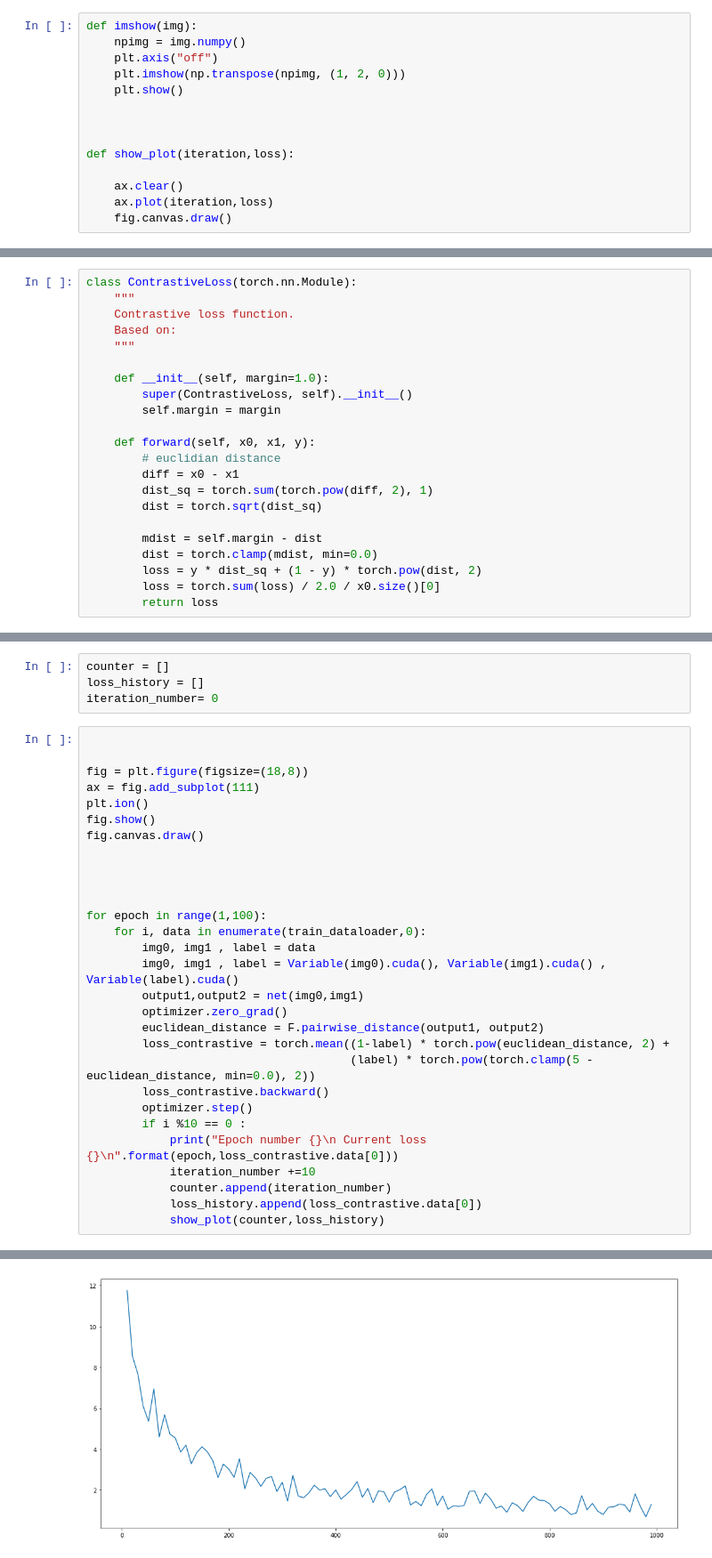
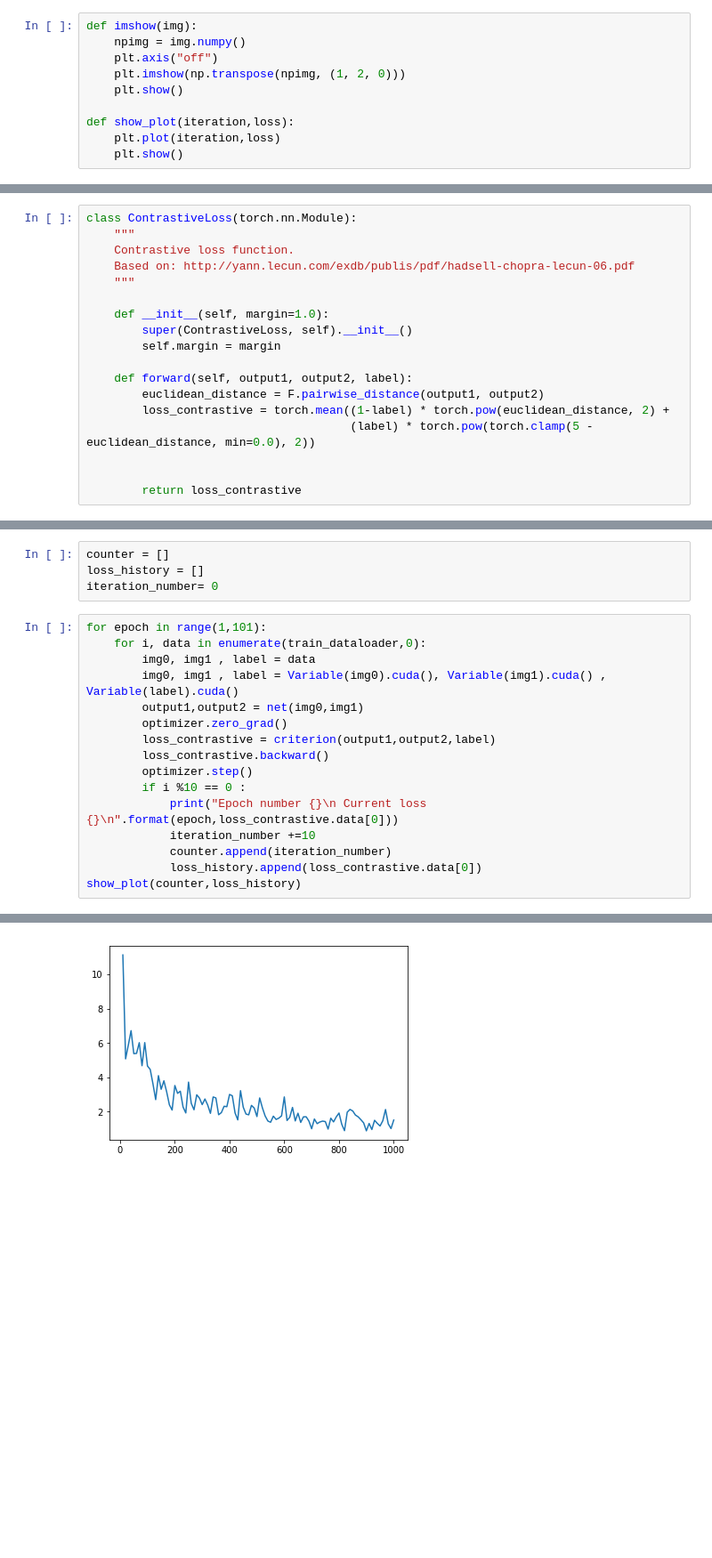
Before and after one commit to harveyslash/Facial-Similarity-with-Siamese-Networks-in-Pytorch, a Jupyter notebook: Siamese-networks-medium.ipynb, the cells around one changed output, grey strips where cells are left out. Shown at 89% size. Cells and saved outputs as stored; diff of their text form; blank space fills up the shorter version.

```diff
--- a/Siamese-networks-medium.ipynb
+++ b/Siamese-networks-medium.ipynb
@@ -33,12 +33,8 @@ def imshow(img):
     plt.imshow(np.transpose(npimg, (1, 2, 0)))
     plt.show()
 
-
-
 def show_plot(iteration,loss):
-
-    ax.clear()
-    ax.plot(iteration,loss)
-    fig.canvas.draw()
+    plt.plot(iteration,loss)
+    plt.show()
 # %% [markdown]
 ## Custom Dataset Class
@@ -197,24 +164,20 @@ class SiameseNetwork(nn.Module):
 class ContrastiveLoss(torch.nn.Module):
     """
     Contrastive loss function.
-    Based on:
+    Based on: http://yann.lecun.com/exdb/publis/pdf/hadsell-chopra-lecun-06.pdf
     """
 
     def __init__(self, margin=1.0):
         super(ContrastiveLoss, self).__init__()
         self.margin = margin
 
-    def forward(self, x0, x1, y):
-        # euclidian distance
-        diff = x0 - x1
-        dist_sq = torch.sum(torch.pow(diff, 2), 1)
-        dist = torch.sqrt(dist_sq)
+    def forward(self, output1, output2, label):
+        euclidean_distance = F.pairwise_distance(output1, output2)
+        loss_contrastive = torch.mean((1-label) * torch.pow(euclidean_distance, 2) +
+                                      (label) * torch.pow(torch.clamp(5 - euclidean_distance, min=0.0), 2))
 
-        mdist = self.margin - dist
-        dist = torch.clamp(mdist, min=0.0)
-        loss = y * dist_sq + (1 - y) * torch.pow(dist, 2)
-        loss = torch.sum(loss) / 2.0 / x0.size()[0]
-        return loss
+
+        return loss_contrastive
 # %% [markdown]
 ## Training Time!
 # %%
@@ -236,26 +194,13 @@ counter = []
 loss_history = []
 iteration_number= 0
 # %%
-
-
-fig = plt.figure(figsize=(18,8))
-ax = fig.add_subplot(111)
-plt.ion()
-fig.show()
-fig.canvas.draw()
-
-
-
-
-for epoch in range(1,100):
+for epoch in range(1,101):
     for i, data in enumerate(train_dataloader,0):
         img0, img1 , label = data
         img0, img1 , label = Variable(img0).cuda(), Variable(img1).cuda() , Variable(label).cuda()
         output1,output2 = net(img0,img1)
         optimizer.zero_grad()
-        euclidean_distance = F.pairwise_distance(output1, output2)
-        loss_contrastive = torch.mean((1-label) * torch.pow(euclidean_distance, 2) +
-                                      (label) * torch.pow(torch.clamp(5 - euclidean_distance, min=0.0), 2))
+        loss_contrastive = criterion(output1,output2,label)
         loss_contrastive.backward()
         optimizer.step()
         if i %10 == 0 :
@@ -263,6 +208,6 @@ for epoch in range(1,100):
             iteration_number +=10
             counter.append(iteration_number)
             loss_history.append(loss_contrastive.data[0])
-            show_plot(counter,loss_history)
+show_plot(counter,loss_history)
 # %% [output]
 Epoch number 1
@@ -285 +230 @@ Epoch number 99
-[figure, old version]
+[figure, new version]
```
Also changed, not shown: parts of 15 cells of this notebook.
